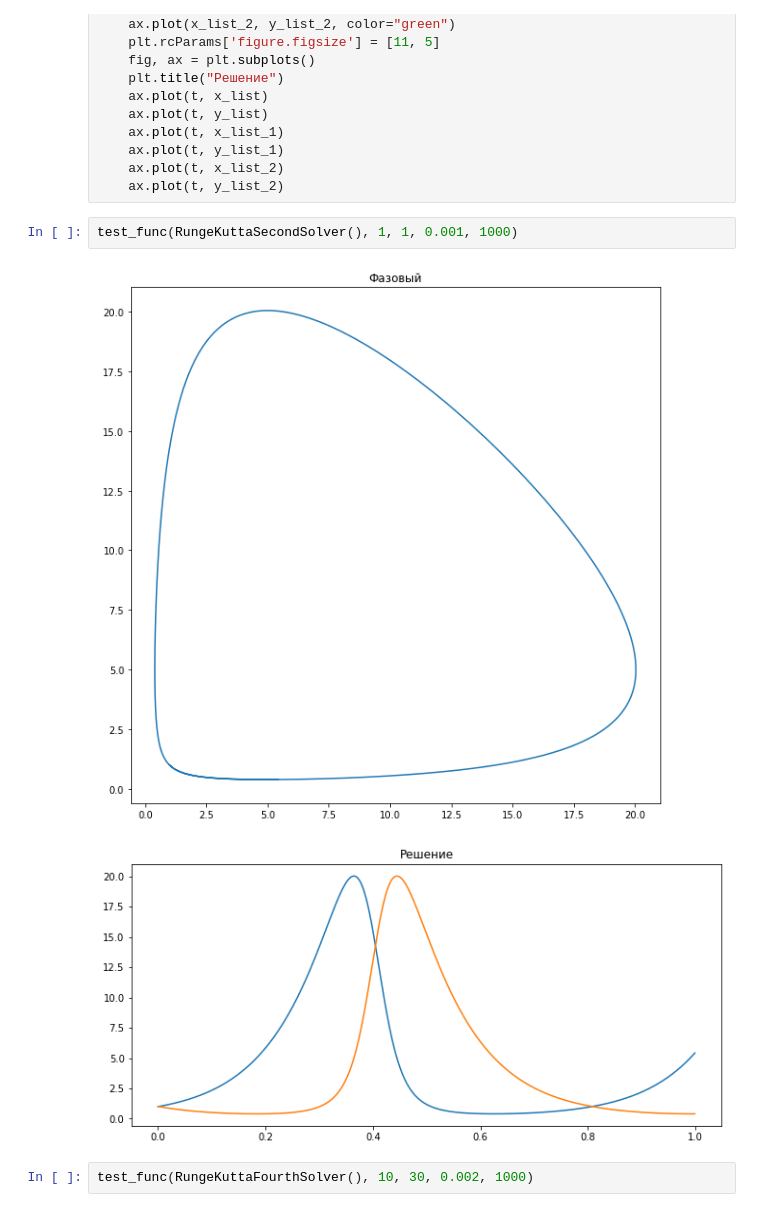
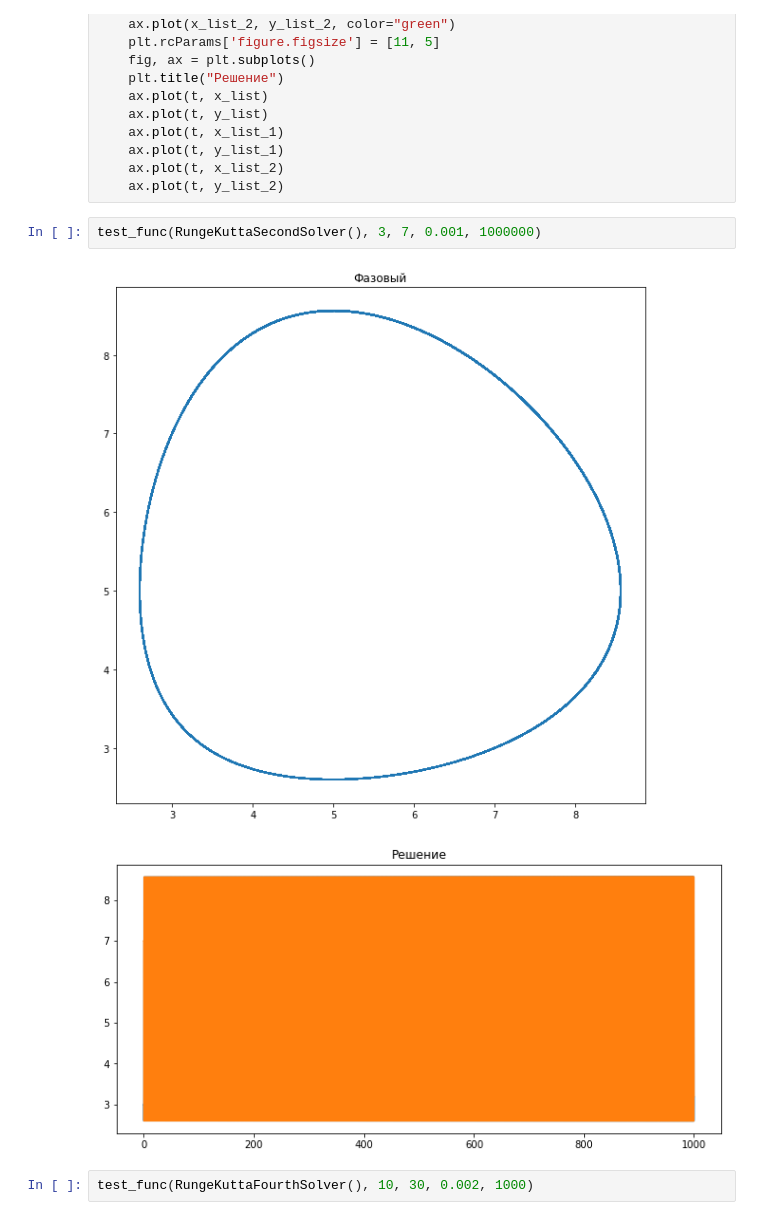
Before and after one commit to SkivHisink/BasicsOfComputationalPhysics, a Jupyter notebook: Task7Py/Task7.ipynb, the cells around one changed output. Saved outputs shown, nothing was run; the diff lists cells and outputs as text.

```diff
--- a/Task7Py/Task7.ipynb
+++ b/Task7Py/Task7.ipynb
@@ -126,10 +126,10 @@ def test_all_solvers_func(x, y, dt, steps):
     ax.plot(t, x_list_2)
     ax.plot(t, y_list_2)
 # %%
-test_func(RungeKuttaSecondSolver(), 1, 1, 0.001, 1000)
+test_func(RungeKuttaSecondSolver(), 3, 7, 0.001, 1000000)
 # %% [output]
-[figure, old version]
+[figure, new version]
-[figure, old version]
+[figure, new version]
 # %%
 test_func(RungeKuttaFourthSolver(), 10, 30, 0.002, 1000)
 # %% [output]
```
Also changed, not shown: 6 other files.
